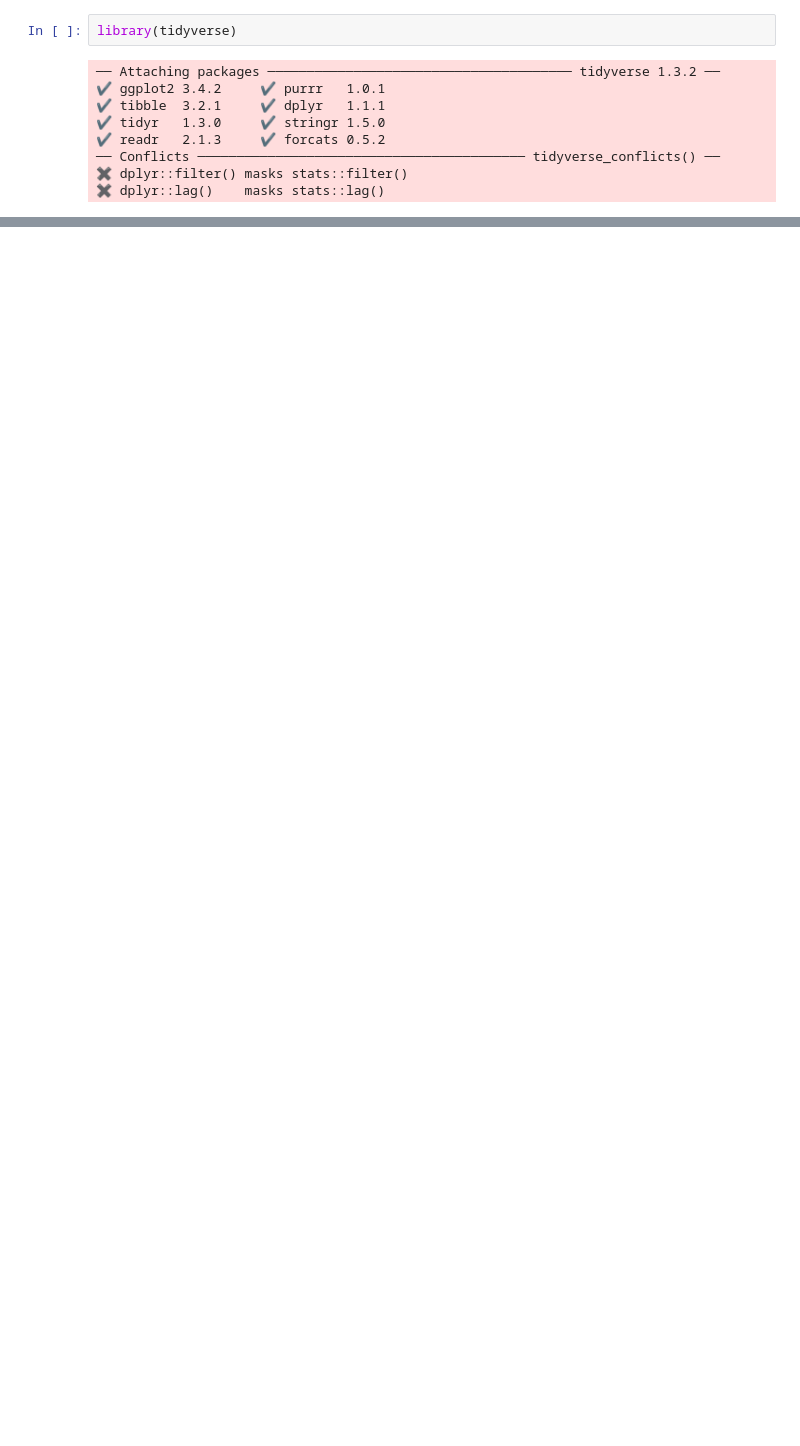
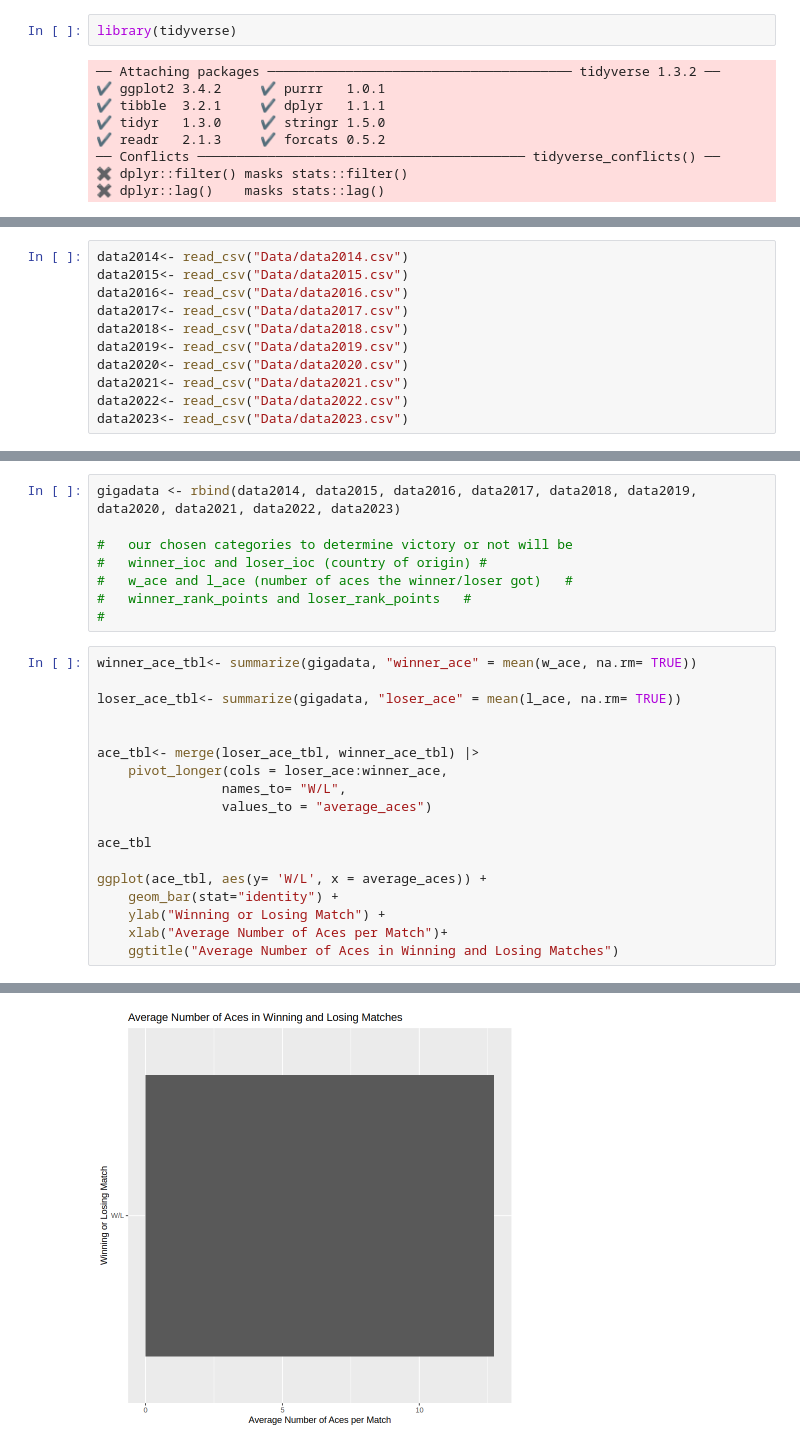
Before and after one commit to Jinception01/DSCI_100_Group_32, a Jupyter notebook: Untitled.ipynb, the cells around one changed output, grey strips where cells are left out. Saved outputs shown, nothing was run; the diff lists cells and outputs as text; blank space fills up the shorter version.

Commit message:
Josh's First Edit
First Major change. Combined all datasets from 2014-2023. Tried to make a bar graph but it's visualizing weirdly.

```diff
--- a/Untitled.ipynb
+++ b/Untitled.ipynb
@@ -62,0 +25,11 @@ A tibble: 6 × 50
+# %%
+data2014<- read_csv("Data/data2014.csv")
+data2015<- read_csv("Data/data2015.csv")
+data2016<- read_csv("Data/data2016.csv")
+data2017<- read_csv("Data/data2017.csv")
+data2018<- read_csv("Data/data2018.csv")
+data2019<- read_csv("Data/data2019.csv")
+data2020<- read_csv("Data/data2020.csv")
+data2021<- read_csv("Data/data2021.csv")
+data2022<- read_csv("Data/data2022.csv")
+data2023<- read_csv("Data/data2023.csv")
@@ -62,0 +54,27 @@ A tibble: 6 × 50
+# %%
+gigadata <- rbind(data2014, data2015, data2016, data2017, data2018, data2019, data2020, data2021, data2022, data2023)
+
+#   our chosen categories to determine victory or not will be
+#   winner_ioc and loser_ioc (country of origin) #
+#   w_ace and l_ace (number of aces the winner/loser got)   #
+#   winner_rank_points and loser_rank_points   #
+#
+# %%
+winner_ace_tbl<- summarize(gigadata, "winner_ace" = mean(w_ace, na.rm= TRUE))
+
+loser_ace_tbl<- summarize(gigadata, "loser_ace" = mean(l_ace, na.rm= TRUE))
+
+
+ace_tbl<- merge(loser_ace_tbl, winner_ace_tbl) |>
+    pivot_longer(cols = loser_ace:winner_ace,
+                names_to= "W/L",
+                values_to = "average_aces")
+
+ace_tbl
+
+ggplot(ace_tbl, aes(y= 'W/L', x = average_aces)) +
+    geom_bar(stat="identity") +
+    ylab("Winning or Losing Match") +
+    xlab("Average Number of Aces per Match")+
+    ggtitle("Average Number of Aces in Winning and Losing Matches")
+# %% [output]
@@ -62,0 +86 @@ A tibble: 6 × 50
+[figure, added]
```
Also changed, not shown: parts of 8 cells of this notebook.
